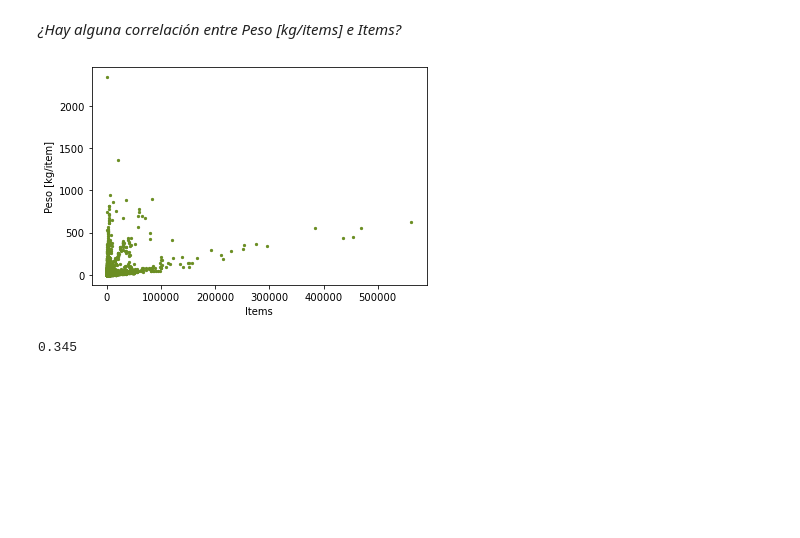
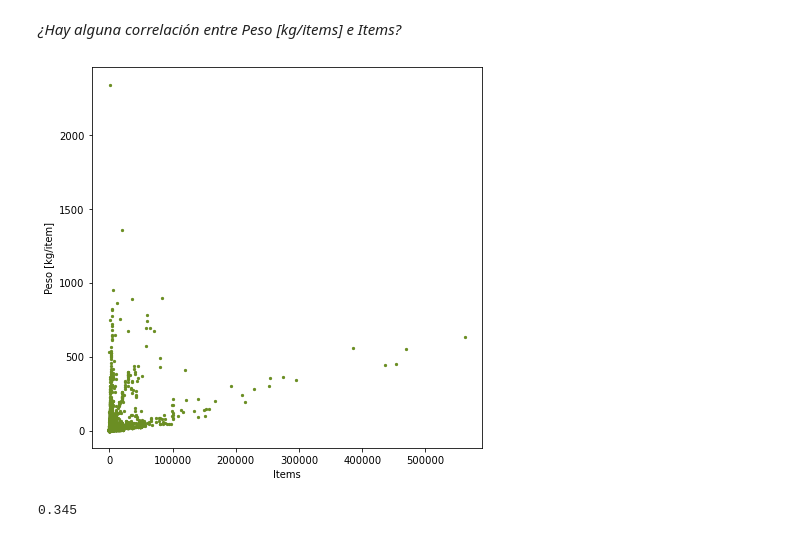
Before and after one commit to hernanrodri/Supply-Chain-Analytics, a Jupyter notebook: Supply Chain Analysis.ipynb, the cells around one changed output. Cells and saved outputs as stored; diff of their text form; code cells hidden in the pictures; blank space fills up the shorter version.

```diff
--- a/Supply Chain Analysis.ipynb
+++ b/Supply Chain Analysis.ipynb
@@ -180,12 +177,12 @@ plt.ylim(0, 0.4e6);
 # %% [markdown]
 *¿Hay alguna correlación entre Peso [kg/items] e Items?*
 # %%
-plt.figure(1)
+plt.figure(figsize = (7, 7))
 plt.scatter(pedidos["Items"], pedidos["Peso [kg/item]"], s = 5, c = "olivedrab")
 plt.xlabel("Items")
 plt.ylabel("Peso [kg/item]");
 # %% [output]
-[figure, old version]
+[figure, new version]
 # %%
 r2, pvalue = pearsonr(x = pedidos["Items"], y = pedidos["Peso [kg/item]"])
 round(r2, 3)
```
Also changed, not shown: parts of 47 cells of this notebook.
